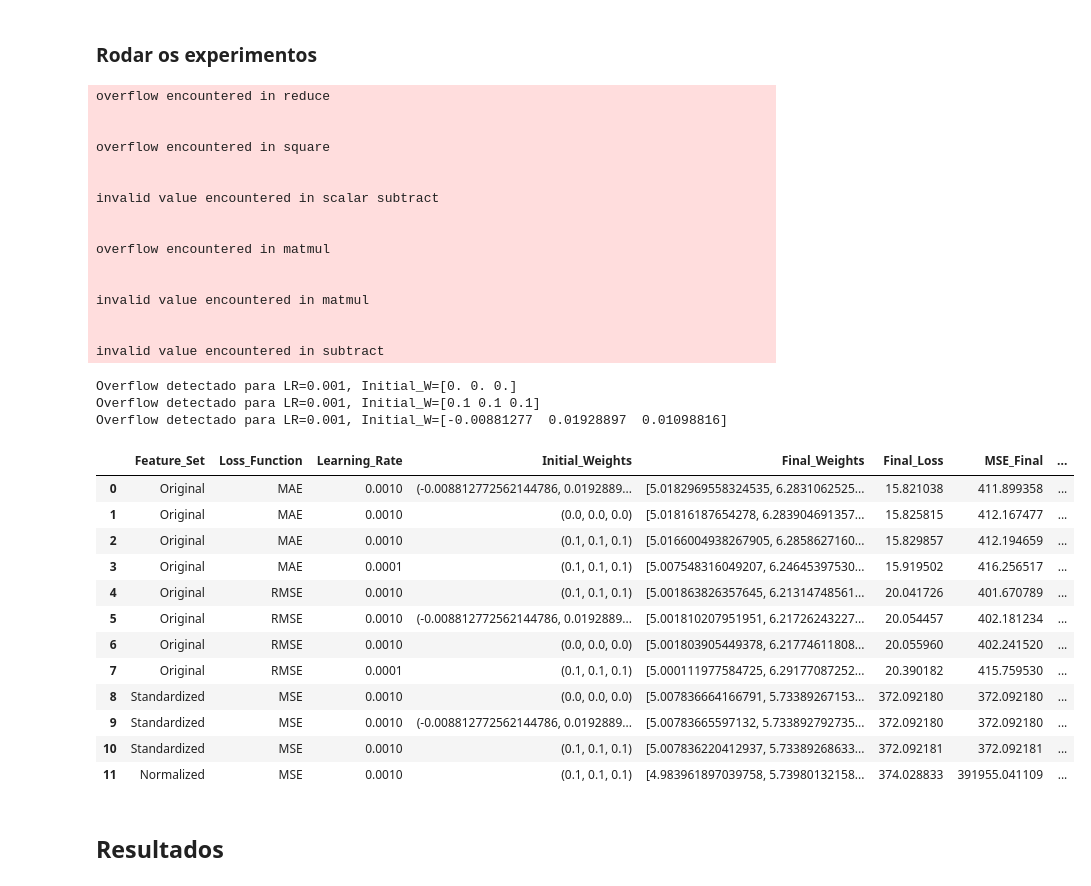
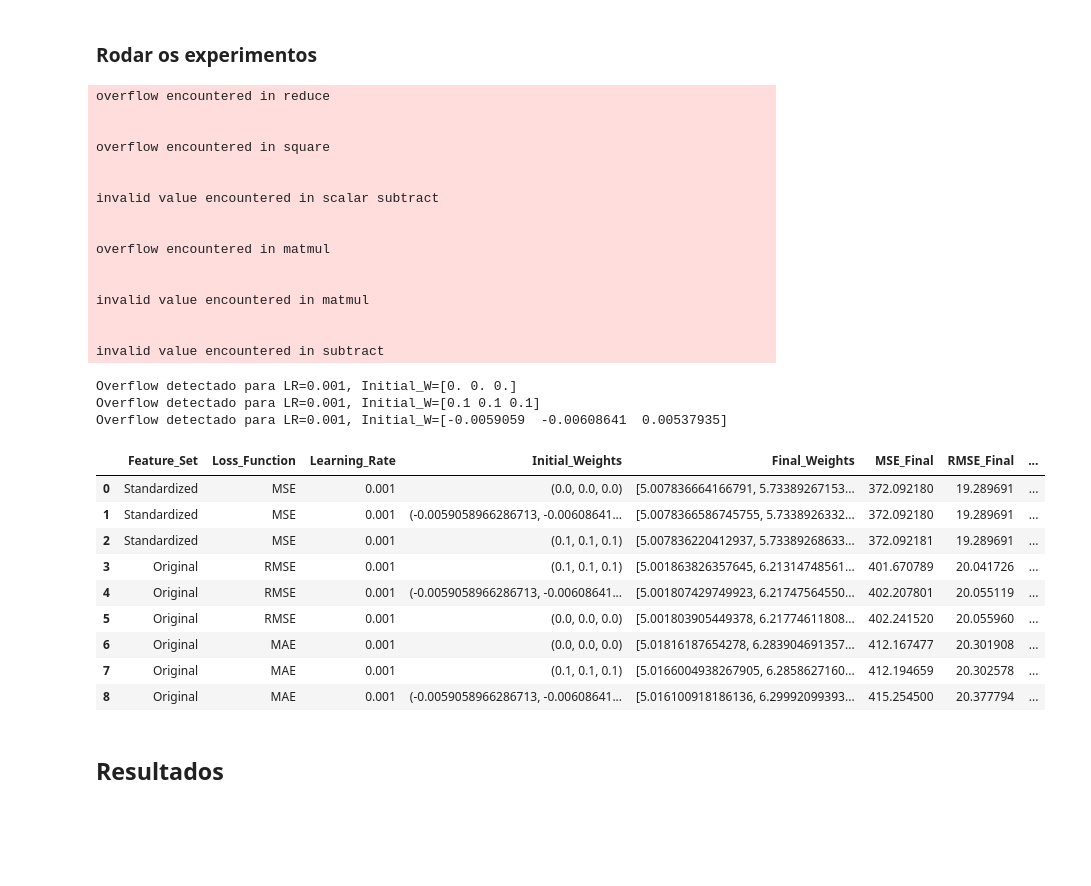
Before and after one commit to matheusssilva991/rna_tarefas_mestrado, a Jupyter notebook: src/tarefa2.ipynb, the cells around one changed output. Saved outputs shown, nothing was run; the diff lists cells and outputs as text; code cells hidden in the pictures; blank space fills up the shorter version.

```diff
--- a/src/tarefa2.ipynb
+++ b/src/tarefa2.ipynb
@@ -228,48 +228,45 @@ df_result = pd.DataFrame([
 
 df_result_to_save = df_result.copy()
 df_result_to_save['Learning_Rate'] = df_result_to_save['Learning_Rate'].apply(lambda x: f"{float(x):.6g}")
 df_result_to_save['Initial_Weights'] = df_result_to_save['Initial_Weights'].apply(lambda x: np.array(x).tolist())
 df_result_to_save['Final_Weights'] = df_result_to_save['Final_Weights'].apply(lambda x: np.array(x).tolist())
 
 df_result_to_save['Initial_Weights'] = df_result_to_save['Initial_Weights'].apply(lambda x: str(x))
 df_result_to_save['Final_Weights'] = df_result_to_save['Final_Weights'].apply(lambda x: str(x))
 
 df_result_to_save.to_excel('../output/tarefa2_results.xlsx', index=False, float_format="%.6g")
 
-df_result.sort_values(by='Final_Loss').groupby('Loss_Function').head(4).reset_index(drop=True)
+df_result.sort_values(by='MSE_Final').groupby('Loss_Function').head(3).reset_index(drop=True).drop(columns=['Final_Loss'])
 # %% [output]
 overflow encountered in reduce
 
 
 overflow encountered in square
 
 
 invalid value encountered in scalar subtract
 
 
 overflow encountered in matmul
 
 
 invalid value encountered in matmul
 
 
 invalid value encountered in subtract
 Overflow detectado para LR=0.001, Initial_W=[0. 0. 0.]
 Overflow detectado para LR=0.001, Initial_W=[0.1 0.1 0.1]
-Overflow detectado para LR=0.001, Initial_W=[-0.00881277  0.01928897  0.01098816]
+Overflow detectado para LR=0.001, Initial_W=[-0.0059059  -0.00608641  0.00537935]
-|  | Feature_Set | Loss_Function | Learning_Rate | Initial_Weights | Final_Weights | Final_Loss | MSE_Final | ... |
-| 0 | Original | MAE | 0.0010 | (-0.008812772562144786, 0.0192889... | [5.0182969558324535, 6.2831062525... | 15.821038 | 411.899358 | ... |
-| 1 | Original | MAE | 0.0010 | (0.0, 0.0, 0.0) | [5.01816187654278, 6.283904691357... | 15.825815 | 412.167477 | ... |
-| 2 | Original | MAE | 0.0010 | (0.1, 0.1, 0.1) | [5.0166004938267905, 6.2858627160... | 15.829857 | 412.194659 | ... |
-| 3 | Original | MAE | 0.0001 | (0.1, 0.1, 0.1) | [5.007548316049207, 6.24645397530... | 15.919502 | 416.256517 | ... |
-| 4 | Original | RMSE | 0.0010 | (0.1, 0.1, 0.1) | [5.001863826357645, 6.21314748561... | 20.041726 | 401.670789 | ... |
-| 5 | Original | RMSE | 0.0010 | (-0.008812772562144786, 0.0192889... | [5.001810207951951, 6.21726243227... | 20.054457 | 402.181234 | ... |
-| 6 | Original | RMSE | 0.0010 | (0.0, 0.0, 0.0) | [5.001803905449378, 6.21774611808... | 20.055960 | 402.241520 | ... |
-| 7 | Original | RMSE | 0.0001 | (0.1, 0.1, 0.1) | [5.000111977584725, 6.29177087252... | 20.390182 | 415.759530 | ... |
-| 8 | Standardized | MSE | 0.0010 | (0.0, 0.0, 0.0) | [5.007836664166791, 5.73389267153... | 372.092180 | 372.092180 | ... |
-| 9 | Standardized | MSE | 0.0010 | (-0.008812772562144786, 0.0192889... | [5.00783665597132, 5.733892792735... | 372.092180 | 372.092180 | ... |
-| 10 | Standardized | MSE | 0.0010 | (0.1, 0.1, 0.1) | [5.007836220412937, 5.73389268633... | 372.092181 | 372.092181 | ... |
-| 11 | Normalized | MSE | 0.0010 | (0.1, 0.1, 0.1) | [4.983961897039758, 5.73980132158... | 374.028833 | 391955.041109 | ... |
+|  | Feature_Set | Loss_Function | Learning_Rate | Initial_Weights | Final_Weights | MSE_Final | RMSE_Final | ... |
+| 0 | Standardized | MSE | 0.001 | (0.0, 0.0, 0.0) | [5.007836664166791, 5.73389267153... | 372.092180 | 19.289691 | ... |
+| 1 | Standardized | MSE | 0.001 | (-0.0059058966286713, -0.00608641... | [5.0078366586745755, 5.7338926332... | 372.092180 | 19.289691 | ... |
+| 2 | Standardized | MSE | 0.001 | (0.1, 0.1, 0.1) | [5.007836220412937, 5.73389268633... | 372.092181 | 19.289691 | ... |
+| 3 | Original | RMSE | 0.001 | (0.1, 0.1, 0.1) | [5.001863826357645, 6.21314748561... | 401.670789 | 20.041726 | ... |
+| 4 | Original | RMSE | 0.001 | (-0.0059058966286713, -0.00608641... | [5.001807429749923, 6.21747564550... | 402.207801 | 20.055119 | ... |
+| 5 | Original | RMSE | 0.001 | (0.0, 0.0, 0.0) | [5.001803905449378, 6.21774611808... | 402.241520 | 20.055960 | ... |
+| 6 | Original | MAE | 0.001 | (0.0, 0.0, 0.0) | [5.01816187654278, 6.283904691357... | 412.167477 | 20.301908 | ... |
+| 7 | Original | MAE | 0.001 | (0.1, 0.1, 0.1) | [5.0166004938267905, 6.2858627160... | 412.194659 | 20.302578 | ... |
+| 8 | Original | MAE | 0.001 | (-0.0059058966286713, -0.00608641... | [5.016100918186136, 6.29992099393... | 415.254500 | 20.377794 | ... |
 # %% [markdown]
 ## Resultados
 # %% [markdown]
```
Also changed, not shown: parts of 4 cells of this notebook, 5 other files.
